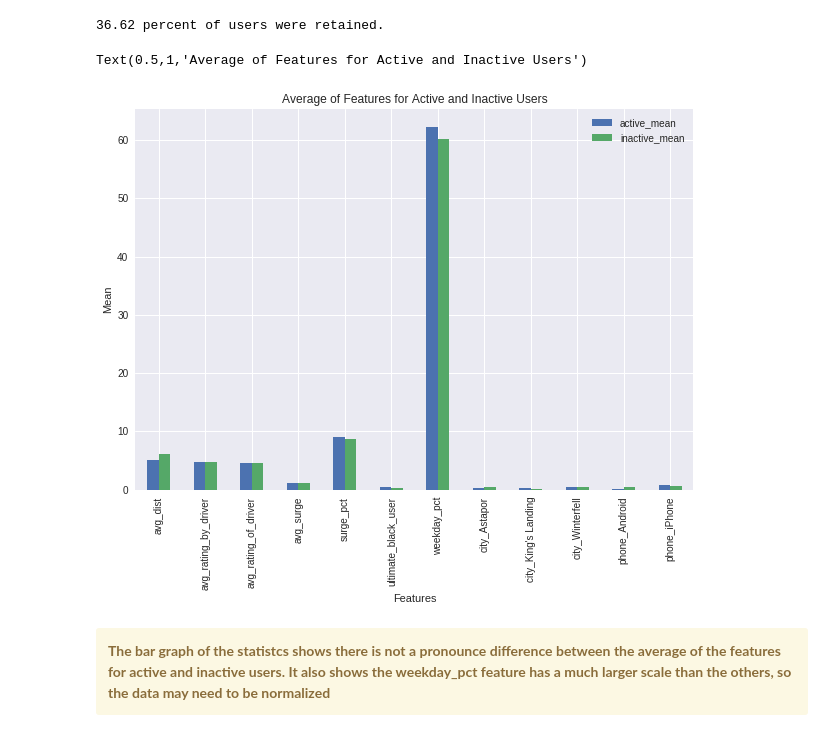
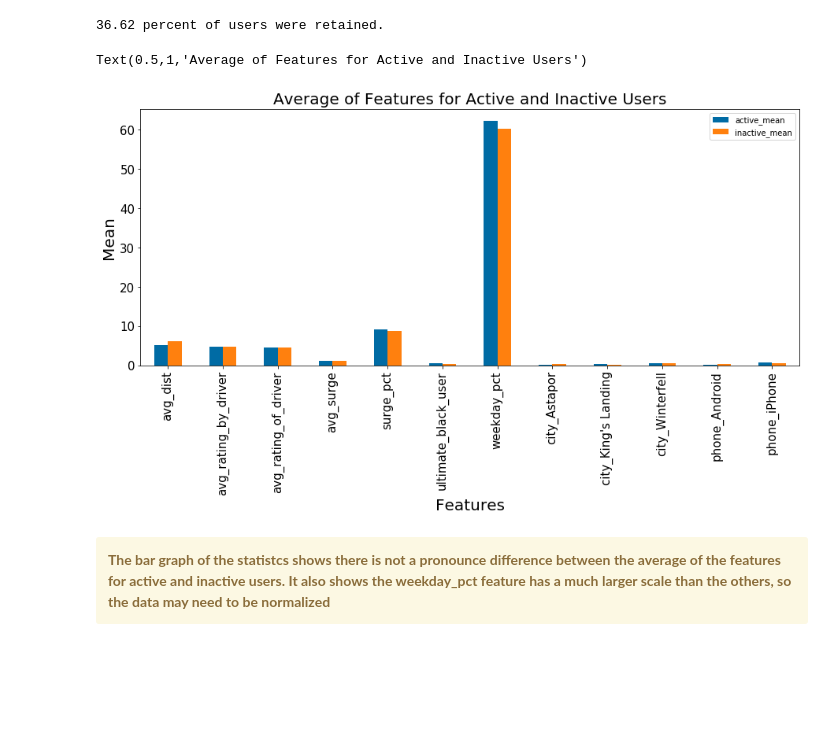
Before and after one commit to mtchem/Ultimate_technologies_challenge, a Jupyter notebook: Ulimate_inc_challenge.ipynb, the cells around one changed output. Cells and saved outputs as stored; diff of their text form; code cells hidden in the pictures; blank space fills up the shorter version.

```diff
--- a/Ulimate_inc_challenge.ipynb
+++ b/Ulimate_inc_challenge.ipynb
@@ -21,7 +25,7 @@ import json
 import pickle
 # data viz imports
 import matplotlib.pyplot as plt
-plt.style.use('seaborn')
+plt.style.use('tableau-colorblind10')
 import seaborn as sns
 # time-series imports
 from datetime import datetime
@@ -272,13 +294,13 @@ for col in feature_columns:
 stats_df = pd.DataFrame.from_dict(stats_dict, orient='index').rename(columns = {0:'active_mean', 1:'active_std', 2:'inactive_mean', 3:'inactive_std'})
 # %%
 # visualize the statistics
-stats_df[['active_mean', 'inactive_mean']].plot(kind = 'bar', yerr=stats_df[['active_std','inactive_std']], figsize = (10,7))
-plt.xlabel('Features')
-plt.ylabel('Mean')
-plt.title('Average of Features for Active and Inactive Users')
+stats_df[['active_mean', 'inactive_mean']].plot(kind = 'bar', yerr=stats_df[['active_std','inactive_std']], figsize = (15,6), fontsize = 15)
+plt.xlabel('Features',fontsize = 20)
+plt.ylabel('Mean', fontsize = 20)
+plt.title('Average of Features for Active and Inactive Users', fontsize = 20)
 # %% [output]
 Text(0.5,1,'Average of Features for Active and Inactive Users')
-[figure, old version]
+[figure, new version]
 # %% [markdown]
 <div class="alert alert-warning">
 <strong>The bar graph of the statistcs shows there is not a pronounce difference between the average of the features for active and inactive users.  It also shows the weekday_pct feature has a much larger scale than the others, so the data may need to be normalized</strong>
```
Also changed, not shown: parts of 19 cells of this notebook, 1 other file.
